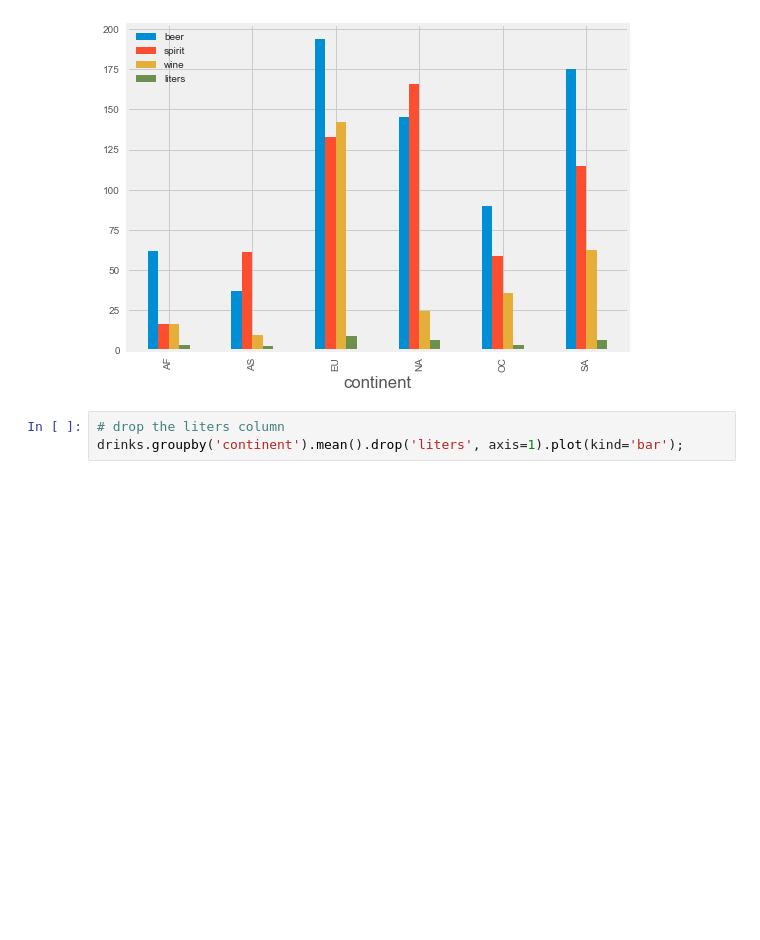
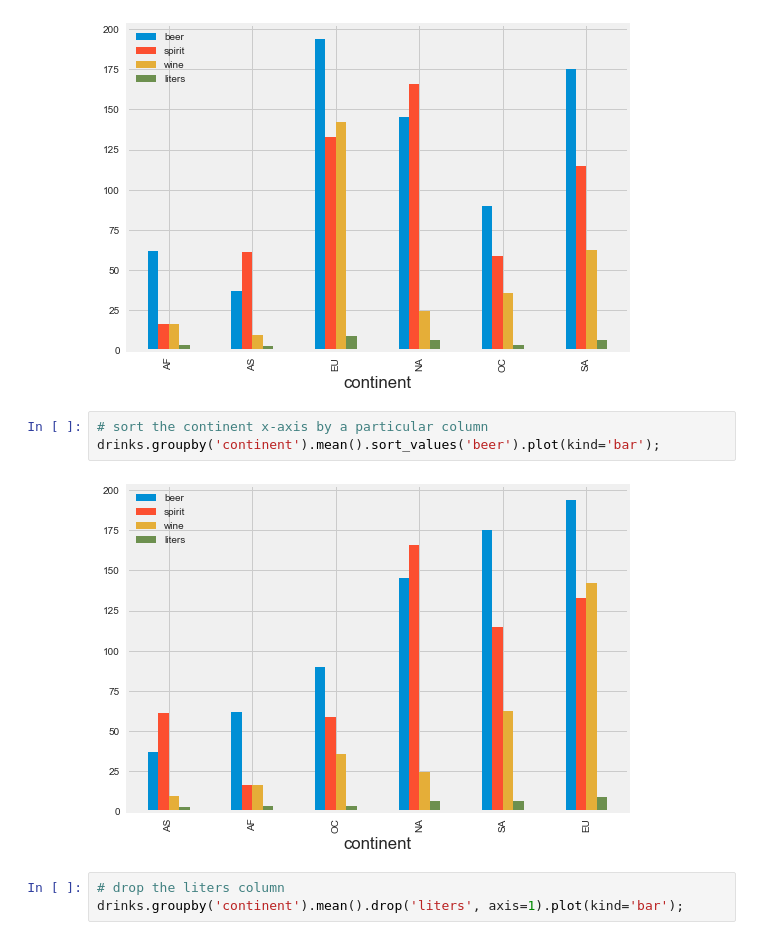
Before and after one commit to aidanconnolly/ga-ds829-data-visualization-in-python, a Jupyter notebook: python-data-viz-lab.ipynb, the cells around one changed output. Cells and saved outputs as stored; diff of their text form; blank space fills up the shorter version.

```diff
--- a/python-data-viz-lab.ipynb
+++ b/python-data-viz-lab.ipynb
@@ -189,6 +197,11 @@ drinks.groupby('continent').mean()
 drinks.groupby('continent').mean().plot(kind='bar');
 # %% [output]
 [figure]
+# %%
+# sort the continent x-axis by a particular column
+drinks.groupby('continent').mean().sort_values('beer').plot(kind='bar');
+# %% [output]
+[figure, added]
 # %%
 # drop the liters column
 drinks.groupby('continent').mean().drop('liters', axis=1).plot(kind='bar');
```
Also changed, not shown: parts of 17 cells of this notebook, 2 other files.
